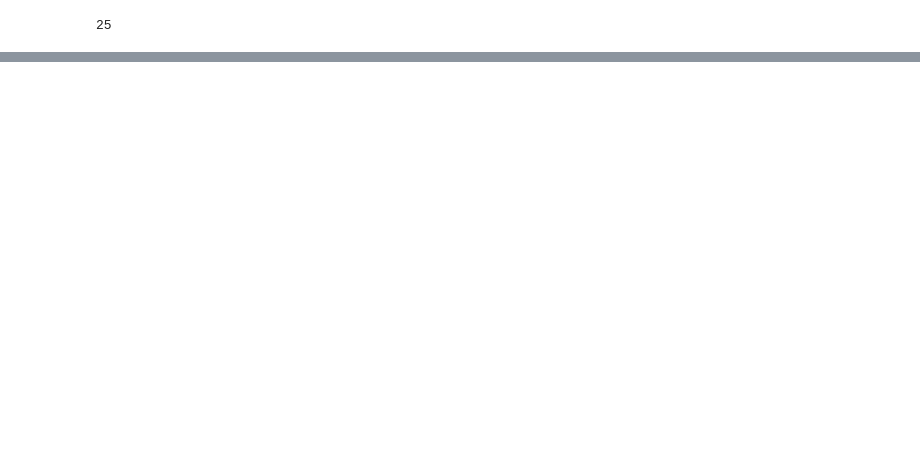
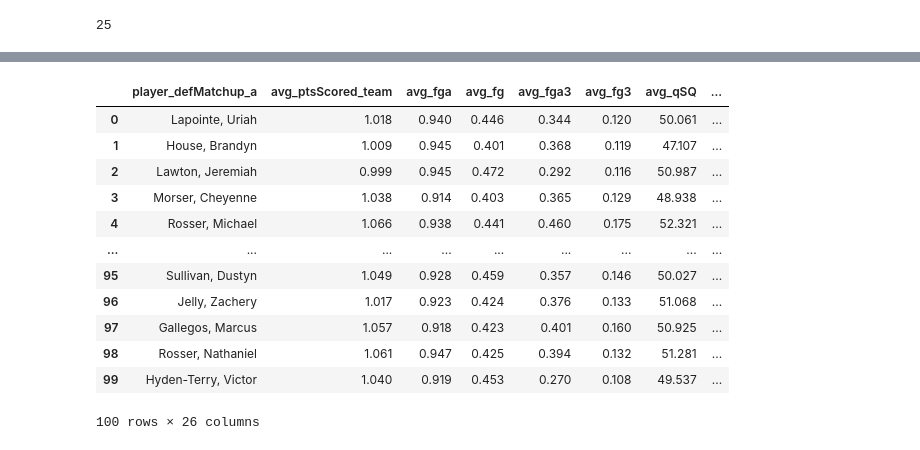
Before and after one commit to a-miller77/2023-Bucks-Hackathon, a Jupyter notebook: player_data_average.ipynb, the cells around one changed output, grey strips where cells are left out. Drawn from its saved outputs; the diff is of its cells as text; code cells hidden in the pictures; blank space fills up the shorter version.

Commit message:
"Updated player averages journal"

```diff
--- a/player_data_average.ipynb
+++ b/player_data_average.ipynb
@@ -41,6 +41,7 @@ player_stats_list = [
 ]
 print(len(player_stats_list))
 
+# Dictionary that will contain all of the data for the players
 player_stats_avg_dict = {
     "avg_ptsScored_team" : [],
     "avg_fga" : [],
@@ -68,5 +69,13 @@ player_stats_avg_dict = {
     "avg_ft_player" : [] ,
     "avg_fouls": []
 }
+
+do_not_change_na = [
+    "iso_pts",
+    "pick_pts",
+    "post_pts",
+    "offBall_pts",
+    "touches_time"
+]
 # %% [output]
 25
@@ -99,0 +82,16 @@ player_averages
+# %%
+""" This function gathers all of the players' average for each stat across all of their
+matchups, and stores those stats into one list, called curr_player_stats"""
+
+all_stats_avg = [[] for _ in range(25)]
+for player in player_names.player_defMatchup_a:
+    player_data = df[df["player_defMatchup_a"] == player]
+    curr_player_stats_avg = []
+    for stat in player_stats_list:
+        if stat not in do_not_change_na:
+            player_data[stat].fillna(value = 0)
+        curr_player_stats_avg.append(np.round(np.nanmean(player_data[stat]), 3))
+    print(player_data)
+
+    for index in range(len(curr_player_stats_avg)):
+        all_stats_avg[index].append(curr_player_stats_avg[index])
@@ -99,0 +116,30 @@ player_averages
+# %%
+"""all_stats_avg is the average of each individual player's stat in several columns,
+    for example,  index 1 of all_stats_avg is equal to the average of the points
+    scored on each individual player. each """
+index = 0;
+for stat in player_stats_avg_dict:
+    player_stats_avg_dict[stat] = all_stats_avg[index]
+    index+=1
+
+avg_stats = pd.DataFrame.from_dict(player_stats_avg_dict)
+
+player_averages = pd.concat([player_names,avg_stats],axis=1, join='outer')
+player_averages
+
+
+#player_averages.to_csv('player_averages.csv')
+# %% [output]
+|  | player_defMatchup_a | avg_ptsScored_team | avg_fga | avg_fg | avg_fga3 | avg_fg3 | avg_qSQ | ... |
+| 0 | Lapointe, Uriah | 1.018 | 0.940 | 0.446 | 0.344 | 0.120 | 50.061 | ... |
+| 1 | House, Brandyn | 1.009 | 0.945 | 0.401 | 0.368 | 0.119 | 47.107 | ... |
+| 2 | Lawton, Jeremiah | 0.999 | 0.945 | 0.472 | 0.292 | 0.116 | 50.987 | ... |
+| 3 | Morser, Cheyenne | 1.038 | 0.914 | 0.403 | 0.365 | 0.129 | 48.938 | ... |
+| 4 | Rosser, Michael | 1.066 | 0.938 | 0.441 | 0.460 | 0.175 | 52.321 | ... |
+| ... | ... | ... | ... | ... | ... | ... | ... | ... |
+| 95 | Sullivan, Dustyn | 1.049 | 0.928 | 0.459 | 0.357 | 0.146 | 50.027 | ... |
+| 96 | Jelly, Zachery | 1.017 | 0.923 | 0.424 | 0.376 | 0.133 | 51.068 | ... |
+| 97 | Gallegos, Marcus | 1.057 | 0.918 | 0.423 | 0.401 | 0.160 | 50.925 | ... |
+| 98 | Rosser, Nathaniel | 1.061 | 0.947 | 0.425 | 0.394 | 0.132 | 51.281 | ... |
+| 99 | Hyden-Terry, Victor | 1.040 | 0.919 | 0.453 | 0.270 | 0.108 | 49.537 | ... |
+100 rows × 26 columns
```
Also changed, not shown: parts of 2 cells of this notebook.
